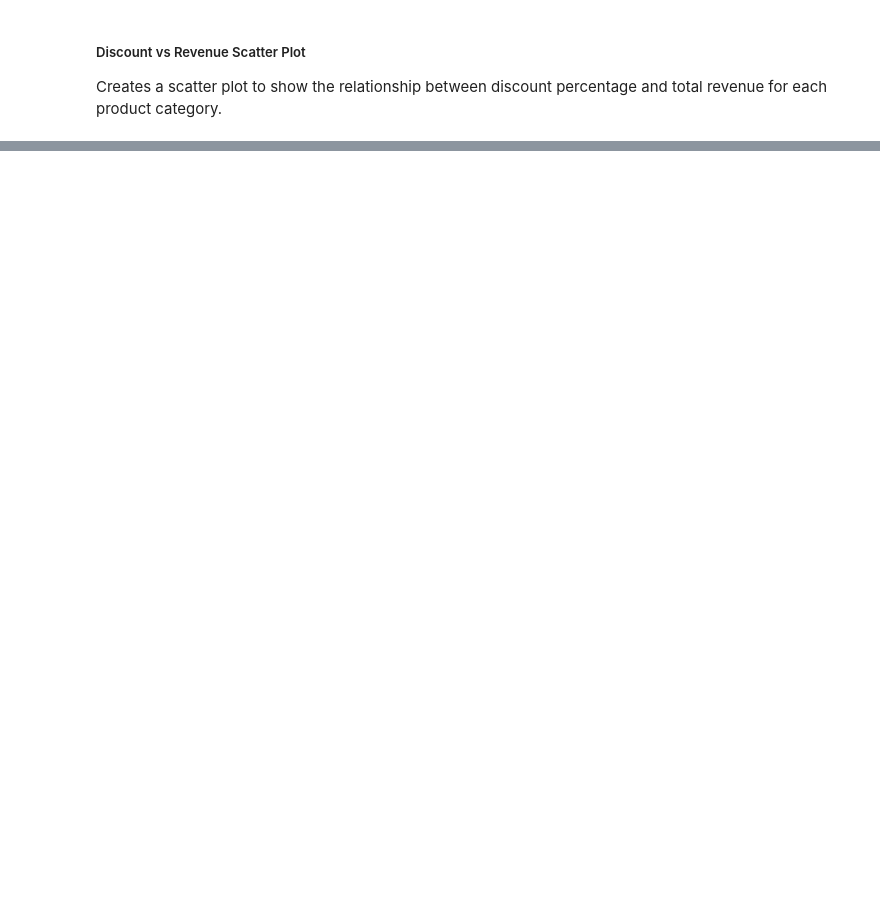
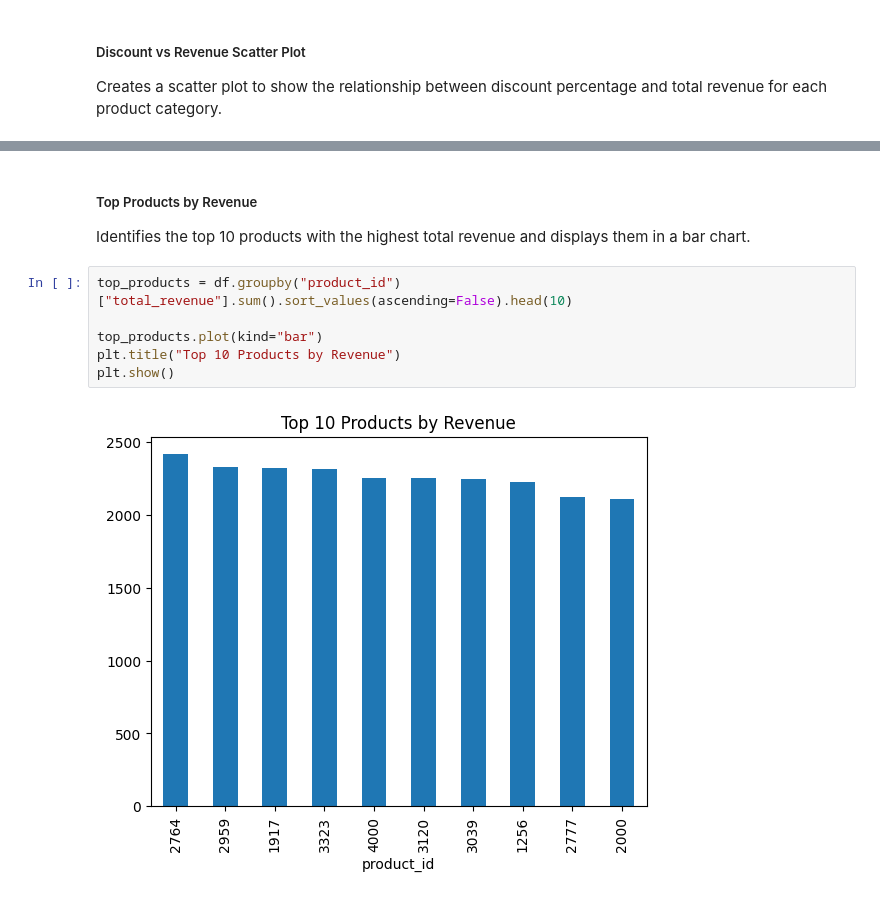
Before and after one commit to parmarriya195-dotcom/amazon-sales-analysis, a Jupyter notebook: final_project.ipynb, the cells around one changed output, grey strips where cells are left out. Cells and saved outputs as stored; diff of their text form; blank space fills up the shorter version.

```diff
--- a/final_project.ipynb
+++ b/final_project.ipynb
@@ -396,0 +247,11 @@ plt.show()
+# %% [markdown]
+##### Top Products by Revenue
+Identifies the top 10 products with the highest total revenue and displays them in a bar chart.
+# %%
+top_products = df.groupby("product_id")["total_revenue"].sum().sort_values(ascending=False).head(10)
+
+top_products.plot(kind="bar")
+plt.title("Top 10 Products by Revenue")
+plt.show()
+# %% [output]
+[figure, added]
```
Also changed, not shown: parts of 45 cells of this notebook.
